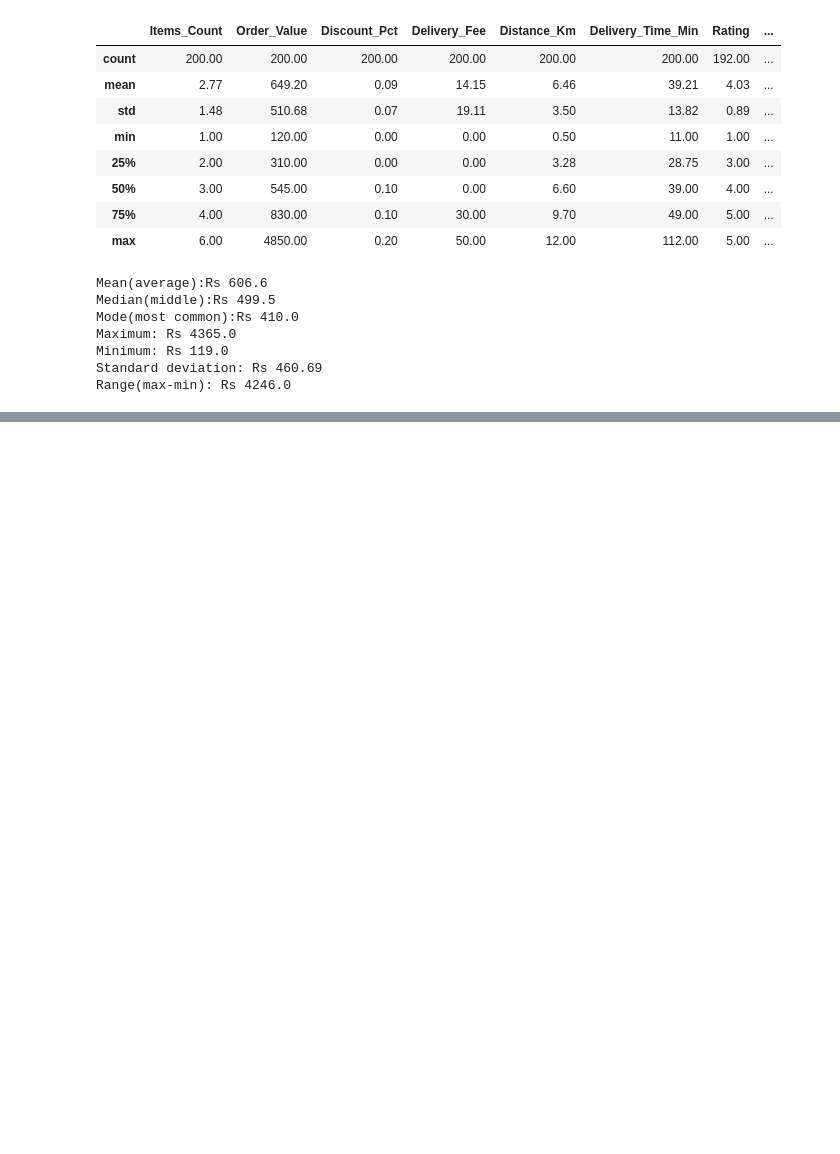
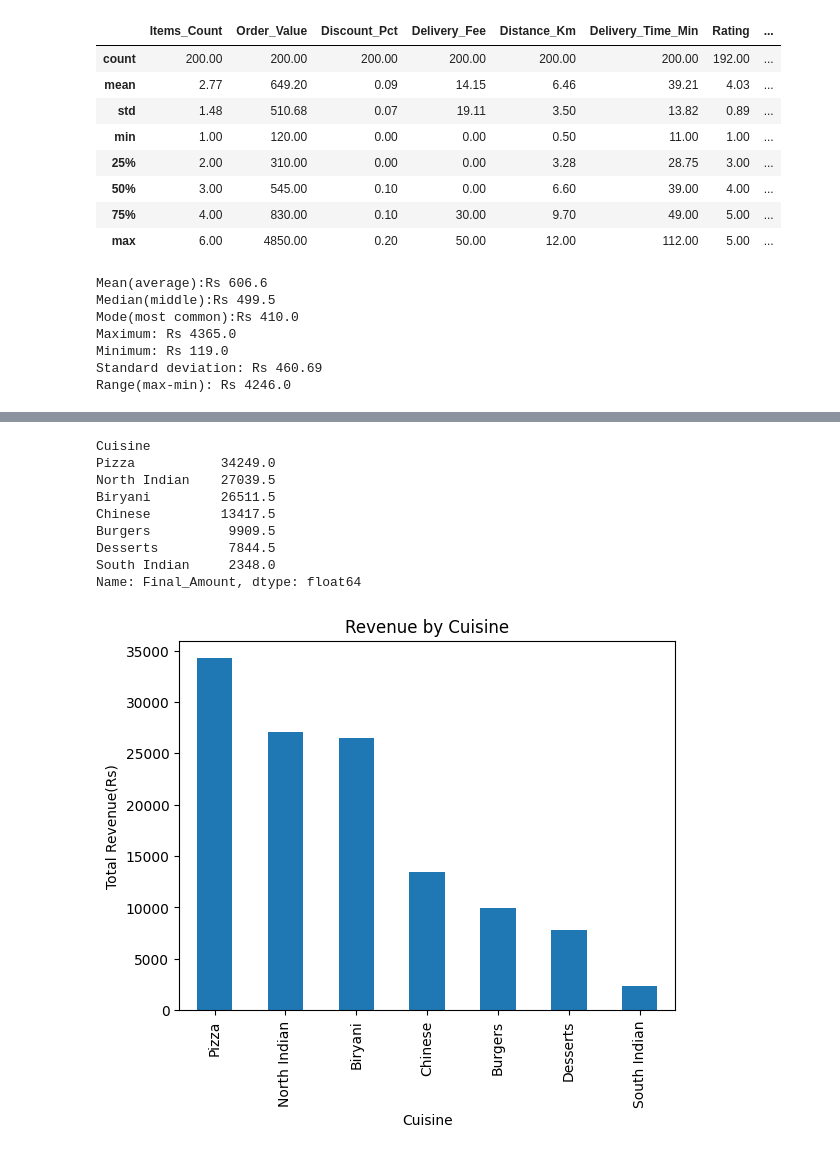
Before and after one commit to kanishkagarg14/Lectures-of-DAM, a Jupyter notebook: Lectures_of_DAM(5).ipynb, the cells around one changed output, grey strips where cells are left out. Drawn from its saved outputs; the diff is of its cells as text; code cells hidden in the pictures; blank space fills up the shorter version.

```diff
--- a/Lectures_of_DAM(5).ipynb
+++ b/Lectures_of_DAM(5).ipynb
@@ -614,0 +495,31 @@ Range(max-min): Rs 4246.0
+# %%
+# Bar Plot/Chart
+#Step 1: Find total revenue for each city
+cuisine_revenue=df.groupby("Cuisine") ["Final_Amount"].sum()
+
+#Step2: Arrange cuisine from highest to lowest revenue
+cuisine_revenue= cuisine_revenue.sort_values(ascending=False)
+
+#Step3: Print the revenue of each cuisine
+print(cuisine_revenue)
+
+#Step4: Create a bar chart
+cuisine_revenue.plot(kind="bar")
+
+#Step5: Add chart title and y-axis label
+plt.title("Revenue by Cuisine")
+plt.ylabel("Total Revenue(Rs)")
+
+#Step6: Show the Chart
+plt.show()
+# %% [output]
+Cuisine
+Pizza           34249.0
+North Indian    27039.5
+Biryani         26511.5
+Chinese         13417.5
+Burgers          9909.5
+Desserts         7844.5
+South Indian     2348.0
+Name: Final_Amount, dtype: float64
+[figure, added]
```
Also changed, not shown: parts of 37 cells of this notebook.
